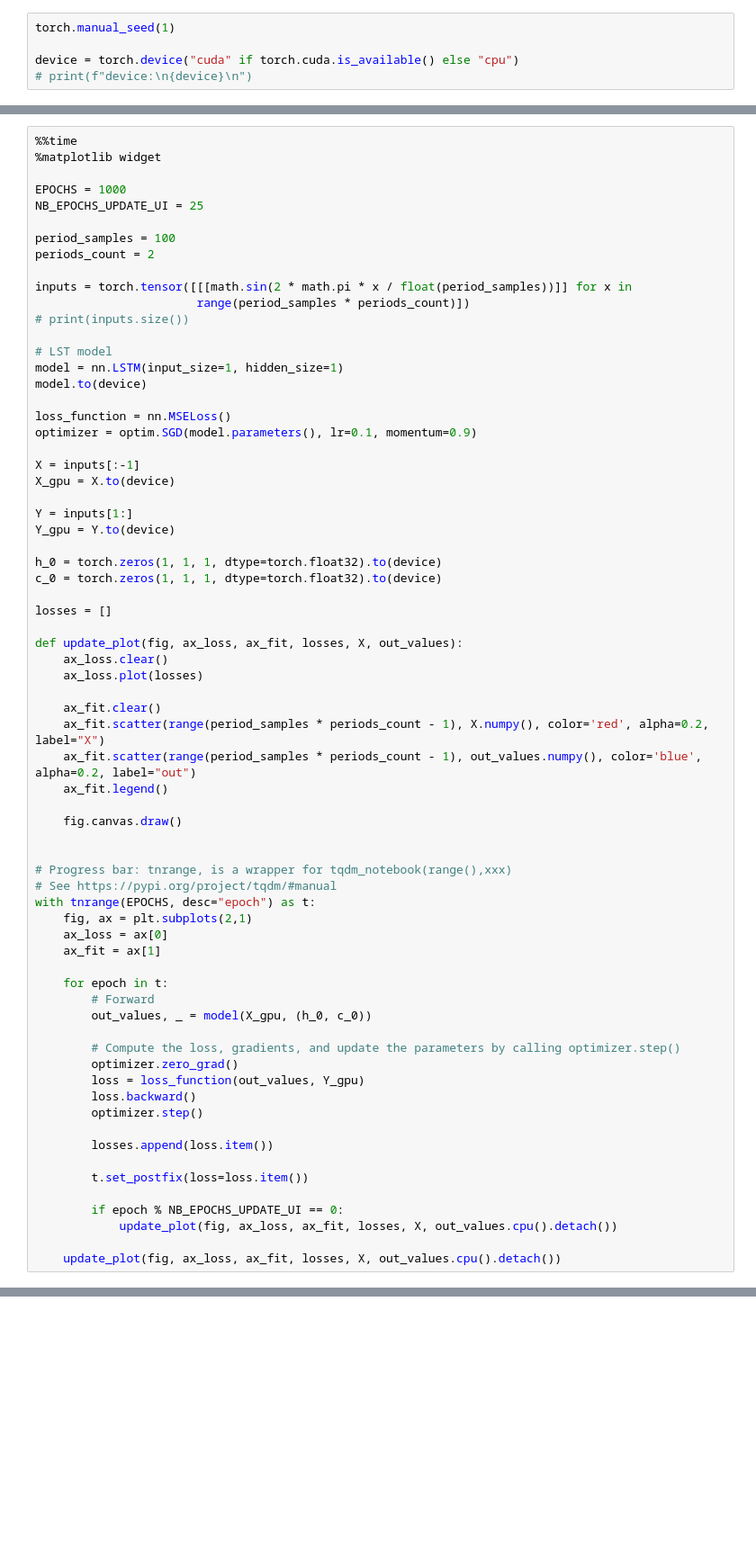
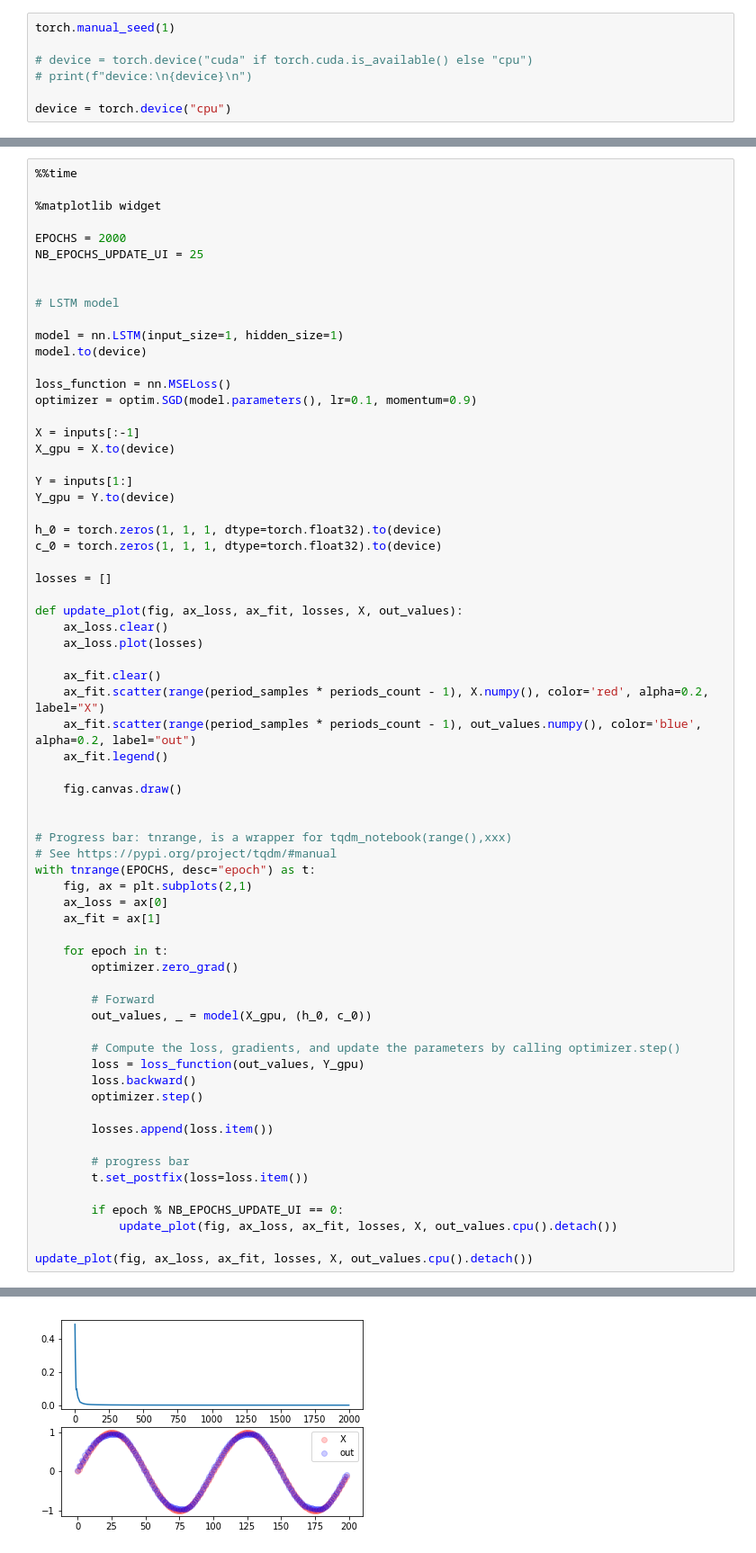
Before and after one commit to yanickc/notebooks-playground, a Jupyter notebook: lstm-fiddling.ipynb, the cells around one changed output, grey strips where cells are left out. Shown: that part at 90% size. Cells and saved outputs as stored; diff of their text form; blank space fills up the shorter version.

Commit message:
add lstm

```diff
--- a/lstm-fiddling.ipynb
+++ b/lstm-fiddling.ipynb
@@ -16,5 +13,7 @@ now = datetime.datetime.now().isoformat()
 # %%
 torch.manual_seed(1)
 
-device = torch.device("cuda" if torch.cuda.is_available() else "cpu")
+# device = torch.device("cuda" if torch.cuda.is_available() else "cpu")
 # print(f"device:\n{device}\n")
+
+device = torch.device("cpu")
@@ -23,18 +38,14 @@ device = torch.device("cuda" if torch.cuda.is_available() else "cpu")
 # %%
 %%time
+
 %matplotlib widget
 
-EPOCHS = 1000
+EPOCHS = 2000
 NB_EPOCHS_UPDATE_UI = 25
 
-period_samples = 100
-periods_count = 2
 
-inputs = torch.tensor([[[math.sin(2 * math.pi * x / float(period_samples))]] for x in
-                       range(period_samples * periods_count)])
-# print(inputs.size())
+# LSTM model
 
-# LST model
 model = nn.LSTM(input_size=1, hidden_size=1)
 model.to(device)
 
@@ -72,21 +83,23 @@ with tnrange(EPOCHS, desc="epoch") as t:
     ax_fit = ax[1]
 
     for epoch in t:
+        optimizer.zero_grad()
+
         # Forward
         out_values, _ = model(X_gpu, (h_0, c_0))
 
         # Compute the loss, gradients, and update the parameters by calling optimizer.step()
-        optimizer.zero_grad()
         loss = loss_function(out_values, Y_gpu)
         loss.backward()
         optimizer.step()
 
         losses.append(loss.item())
 
+        # progress bar
         t.set_postfix(loss=loss.item())
 
         if epoch % NB_EPOCHS_UPDATE_UI == 0:
             update_plot(fig, ax_loss, ax_fit, losses, X, out_values.cpu().detach())
 
-    update_plot(fig, ax_loss, ax_fit, losses, X, out_values.cpu().detach())
+update_plot(fig, ax_loss, ax_fit, losses, X, out_values.cpu().detach())
 # %% [output]
@@ -97 +110,2 @@ Wall time: 19.3 s
+[figure, added]
 # %%
```
Also changed, not shown: parts of 11 cells of this notebook, 1 other file.
